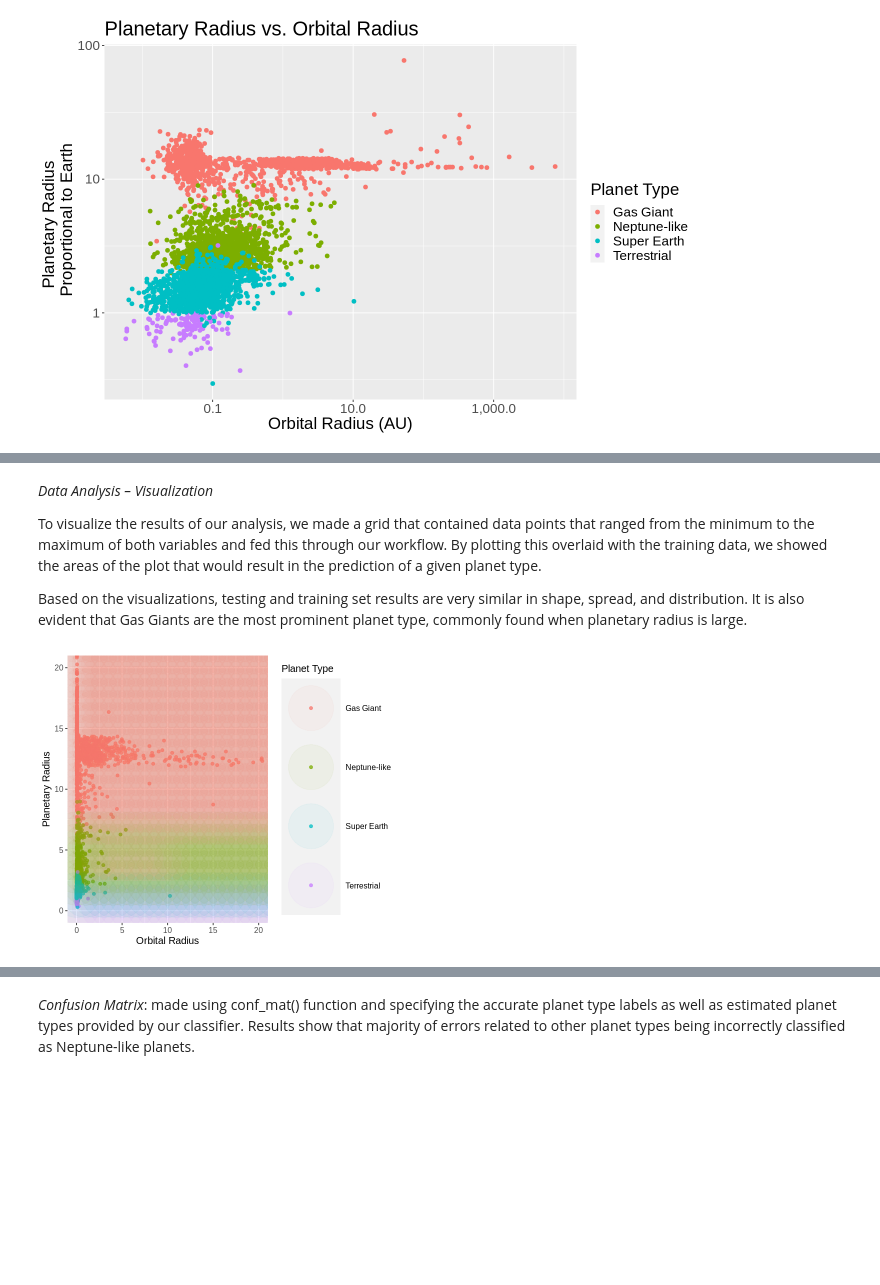
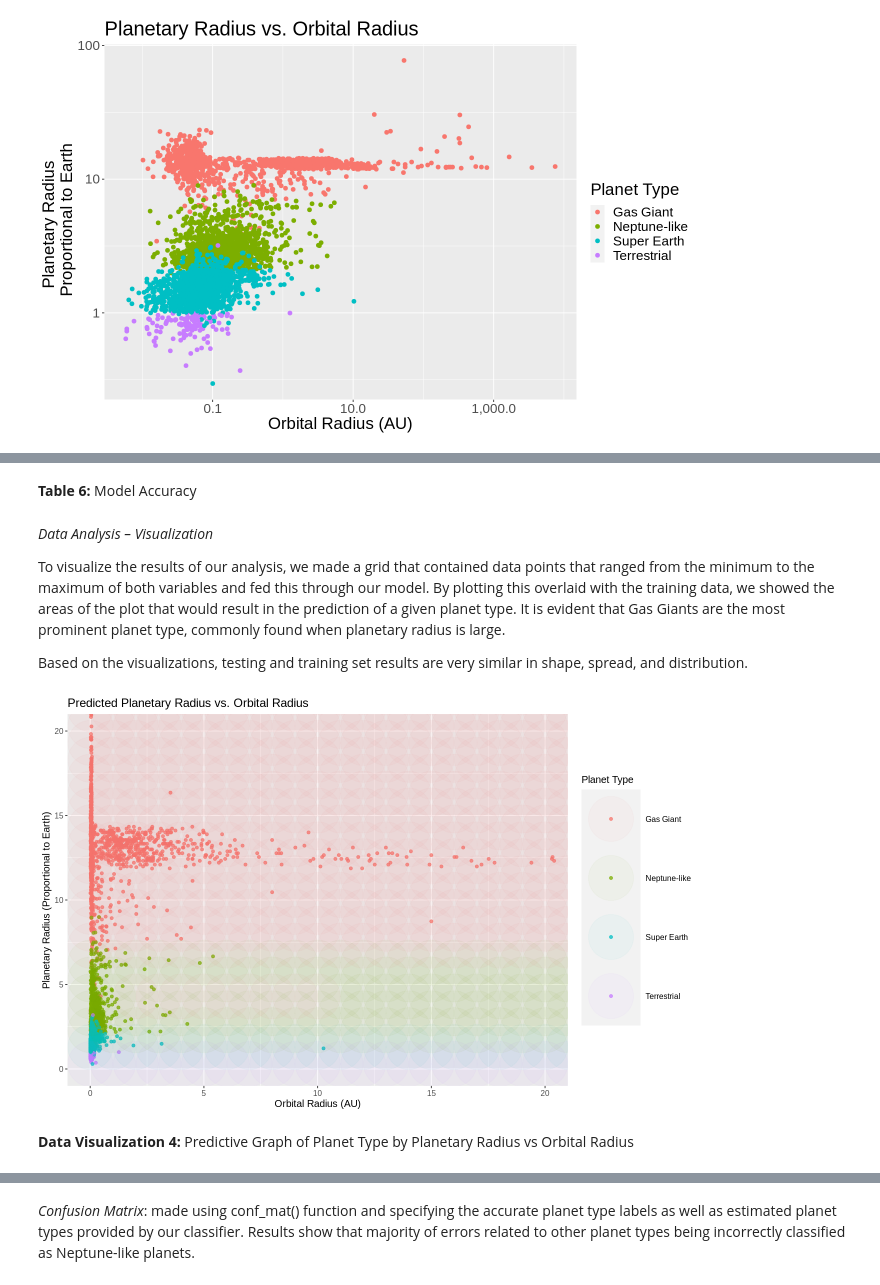
Before and after one commit to karembryo/dsci-project, a Jupyter notebook: group_43_project_report (1).ipynb, the cells around one changed output, grey strips where cells are left out. Saved outputs shown, nothing was run; the diff lists cells and outputs as text; code cells hidden in the pictures; blank space fills up the shorter version.

Commit message:
Final edits
changed graph and table names, made it so that the accuracy would indicated max accuracy, removed training set confusion matrix

```diff
--- a/group_43_project_report (1).ipynb
+++ b/group_43_project_report (1).ipynb
@@ -302,45 +276,50 @@ A tibble: 2 × 3
+# %% [markdown]
+**Table 6:** Model Accuracy
 # %% [markdown]
 *Data Analysis – Visualization*
 
-To visualize the results of our analysis, we made a grid that contained data points that ranged from the minimum to the maximum of both variables and fed this through our workflow. By plotting this overlaid with the training data, we showed the areas of the plot that would result in the prediction of a given planet type.
+To visualize the results of our analysis, we made a grid that contained data points that ranged from the minimum to the maximum of both variables and fed this through our model. By plotting this overlaid with the training data, we showed the areas of the plot that would result in the prediction of a given planet type.  It is  evident that Gas Giants are the most prominent planet type, commonly found when planetary radius is large.
 
-Based on the visualizations, testing and training set results are very similar in shape, spread, and distribution. It is also evident that Gas Giants are the most prominent planet type, commonly found when planetary radius is large.
+Based on the visualizations, testing and training set results are very similar in shape, spread, and distribution.
 # %%
 or_grid <- seq(min(data_train$orbital_radius),
                 max(data_train$orbital_radius, by=25))
 prp_grid <- seq(min(data_train$planetary_radius_prop),
                 max(data_train$planetary_radius_prop, by=25))
 asgrid <- as_tibble(expand.grid(orbital_radius = or_grid,
                                 planetary_radius_prop = prp_grid))
 # use the fit workflow to make predictions at the grid points
 knnPredGrid <- predict(planet_fit, asgrid)
 
 # bind the predictions as a new column with the grid points
 prediction_table <- bind_cols(knnPredGrid, asgrid) |>
   rename(planet_type = .pred_class)
 
 # plot:
 analysis_plot <-ggplot() +
   geom_point(data = data_train,
              mapping = aes(x = orbital_radius,
                            y = planetary_radius_prop,
                            color = planet_type),
              alpha = 0.75) +
   geom_point(data = prediction_table,
              mapping = aes(x = orbital_radius,
                            y = planetary_radius_prop,
                            color = planet_type),
-             alpha = 0.05,
+             alpha = 0.04,
              size = 25) +
   labs(color = "Planet Type",
-       x = "Orbital Radius",
-       y = "Planetary Radius") +
+       x = "Orbital Radius (AU)",
+       y = "Planetary Radius (Proportional to Earth)") +
+ ggtitle("Predicted Planetary Radius vs. Orbital Radius")+
   theme(text = element_text(size = 12))+
   coord_cartesian(ylim=c(0,20), xlim=c(0,20))
 
 analysis_plot
 # %% [output]
-[figure, old version]
+[figure, new version]
+# %% [markdown]
+**Data Visualization 4:** Predictive Graph of Planet Type by Planetary Radius vs Orbital Radius
 # %%
 options(repr.plot.width = 11, repr.plot.height = 7)
 
```
Also changed, not shown: parts of 24 cells of this notebook.
